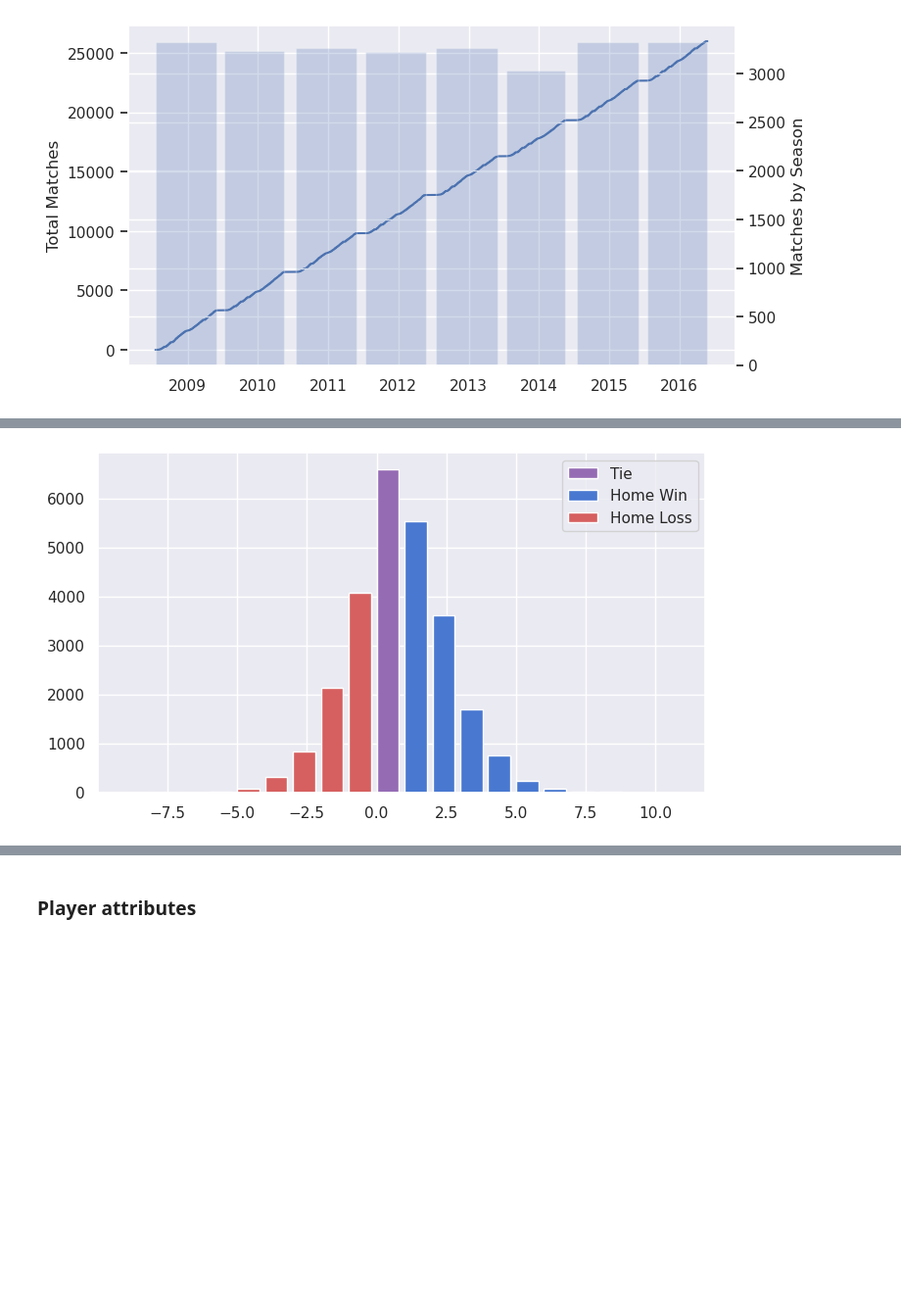
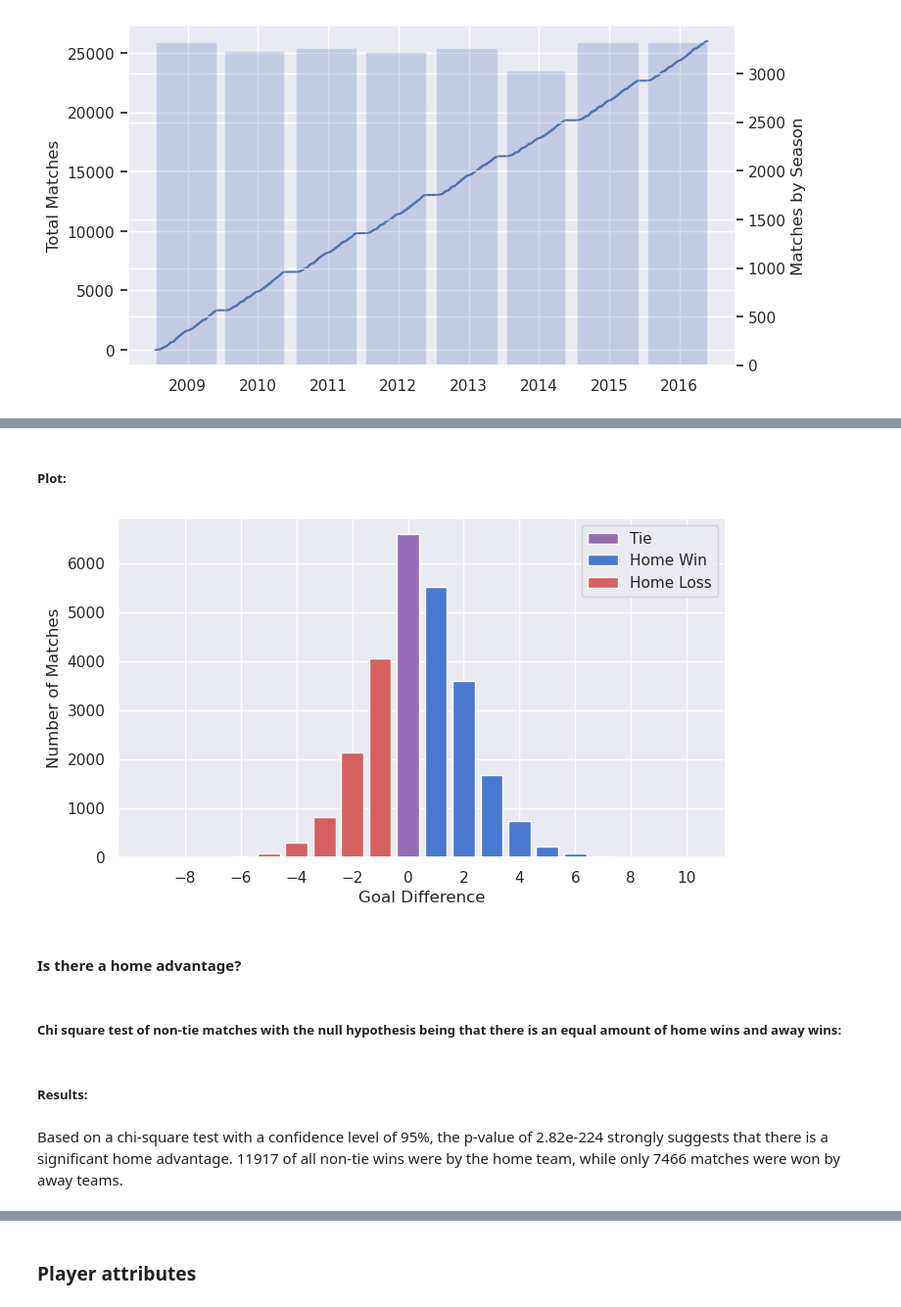
Before and after one commit to gediminas-skvarnavicius/football-db-analysis, a Jupyter notebook: analysis.ipynb, the cells around one changed output, grey strips where cells are left out. Shown at 98% size. Drawn from its saved outputs; the diff is of its cells as text; code cells hidden in the pictures; blank space fills up the shorter version.

```diff
--- a/analysis.ipynb
+++ b/analysis.ipynb
@@ -123,3 +121,0 @@ sns.color_palette('muted')[0]
-# %%
-match_raw[['home_team_goal','away_team_goal']]=match_raw[['home_team_goal','away_team_goal']].astype(int)
-match_raw['outcome']=match_raw['home_team_goal']-match_raw['away_team_goal']
@@ -126,10 +126,13 @@ match_raw['outcome']=match_raw['home_team_goal']-match_raw['away_team_goal']
 # %%
-match_outcomes = match_raw["outcome"].value_counts().to_frame('count')
+match_raw[["home_team_goal", "away_team_goal"]] = match_raw[
+    ["home_team_goal", "away_team_goal"]
+].astype(int)
+match_raw["outcome"] = match_raw["home_team_goal"] - match_raw["away_team_goal"]
+match_outcomes = match_raw["outcome"].value_counts().to_frame("count")
 match_outcomes.reset_index(names=["value"], inplace=True)
 match_outcomes["outcome"] = match_outcomes["value"].apply(
-    lambda x: 'Home Win'
-    if x > 0
-    else ('Home Loss' if x < 0 else 'Tie'))
+    lambda x: "Home Win" if x > 0 else ("Home Loss" if x < 0 else "Tie")
+)
 match_outcomes["color"] = match_outcomes["value"].apply(
     lambda x: sns.color_palette("muted")[0]
     if x > 0
@@ -158,8 +141,17 @@ match_outcomes
+# %% [markdown]
+##### Plot:
 # %%
 fig_match_outcomes,ax_match_outcomes=plt.subplots(figsize=(base_fig_width,base_fig_height))
-ax_match_outcomes.bar(match_outcomes['value'],match_outcomes['count'],label=match_outcomes['outcome'],color=match_outcomes['color'],align='edge')
+ax_match_outcomes.bar(match_outcomes['value'],match_outcomes['count'],label=match_outcomes['outcome'],color=match_outcomes['color'],align='center')
 handles, labels = ax_match_outcomes.get_legend_handles_labels()
 ax_match_outcomes.legend(handles[:3],labels[:3])
+ax_match_outcomes.set(xticks=np.arange(start=-8,stop=12,step=2))
+ax_match_outcomes.set_ylabel('Number of Matches')
+ax_match_outcomes.set_xlabel('Goal Difference')
 plt.show()
 # %% [output]
-[figure, old version]
+[figure, new version]
+# %% [markdown]
+#### Is there a home advantage?
+# %% [markdown]
+##### Chi square test of non-tie matches with the null hypothesis being that there is an equal amount of home wins and away wins:
@@ -165,0 +162,15 @@ plt.show()
+# %% [markdown]
+##### Results:
+# %%
+Markdown(f"""
+Based on a chi-square test with a confidence level of 95%, the p-value of {home_advantage_result.pvalue:.2e}
+strongly suggests that there is a significant home advantage.
+{total_home_wins} of all non-tie wins were by the home team,
+while only {total_away_wins} matches were won by away teams.
+""")
+# %% [output]
+
+Based on a chi-square test with a confidence level of 95%, the p-value of 2.82e-224
+strongly suggests that there is a significant home advantage.
+11917 of all non-tie wins were by the home team,
+while only 7466 matches were won by away teams.
```
Also changed, not shown: parts of 13 cells of this notebook, 2 other files.
